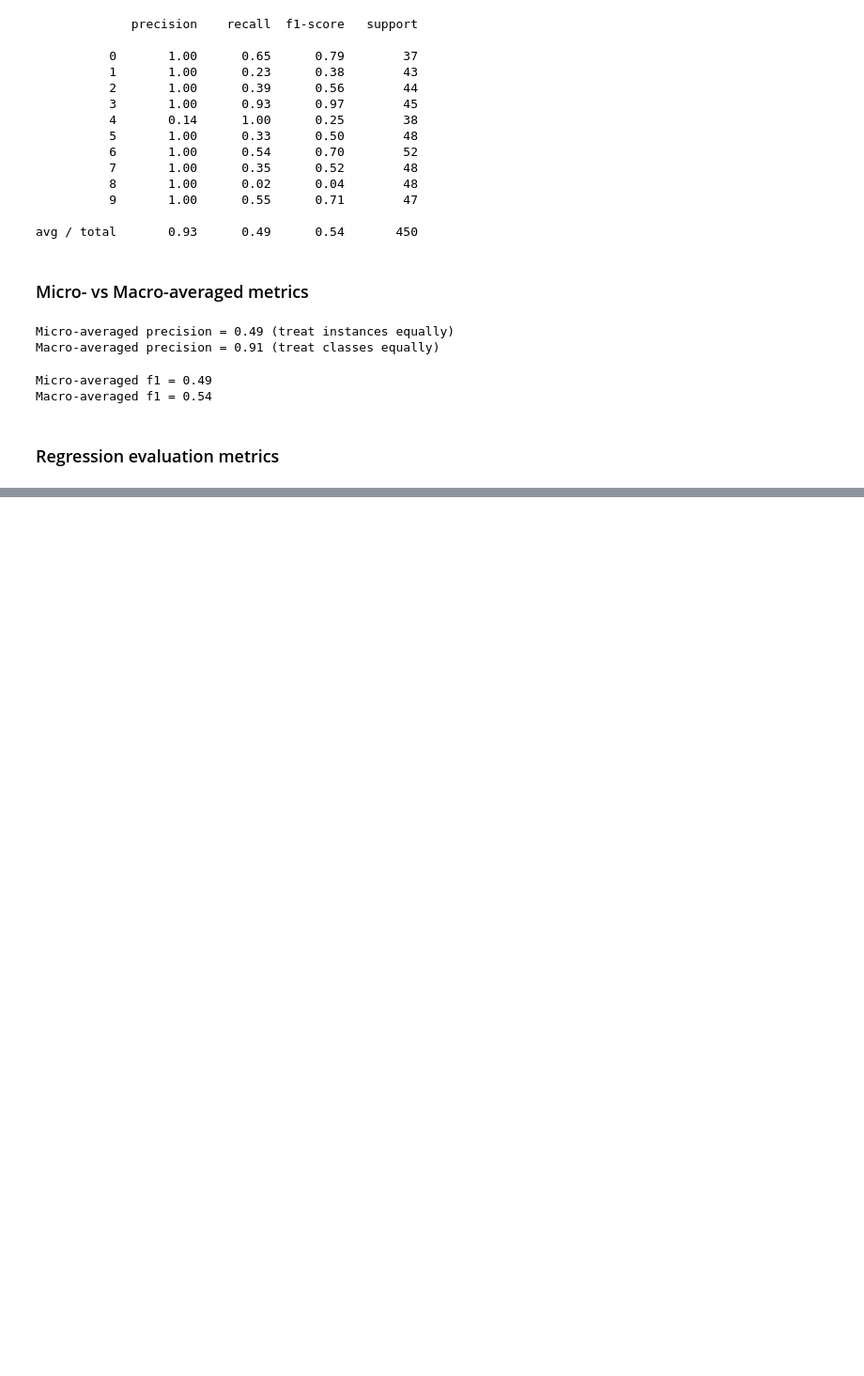
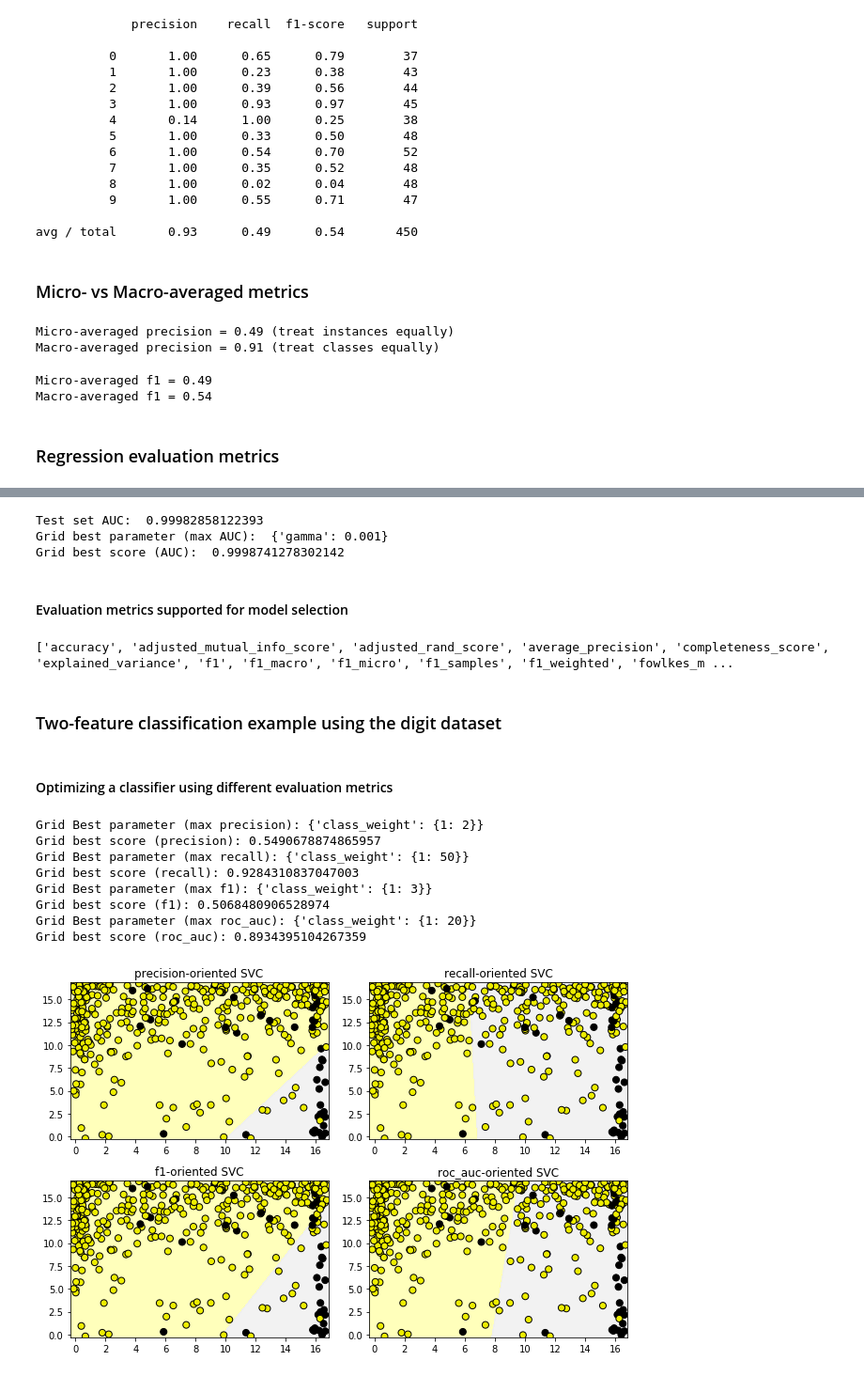
Before and after one commit to djaballah/Applied-Machine-Learning, a Jupyter notebook: module 3/module3-notebook.ipynb, the cells around one changed output, grey strips where cells are left out. Shown: that part at 94% size. Saved outputs shown, nothing was run; the diff lists cells and outputs as text; code cells hidden in the pictures; blank space fills up the shorter version.

Commit message:
adding the Model selection using evaluation metrics part to module 3

```diff
--- a/module 3/module3-notebook.ipynb
+++ b/module 3/module3-notebook.ipynb
@@ -452,0 +508,73 @@ plt.legend(loc='bes')
+# %%
+# Alternatic metric to optimize over accuracy
+
+grid_clf_auc = GridSearchCV(clf, param_grid=grid_values, scoring='roc_auc')
+grid_clf_auc.fit(X_train, y_train)
+y_decision_fn_scores_auc = grid_clf_auc.decision_function(X_test)
+
+print('Test set AUC: ', roc_auc_score(y_test, y_decision_fn_scores_auc))
+print('Grid best parameter (max AUC): ', grid_clf_auc.best_params_)
+print('Grid best score (AUC): ', grid_clf_auc.best_score_)
+# %% [output]
+Test set AUC:  0.99982858122393
+Grid best parameter (max AUC):  {'gamma': 0.001}
+Grid best score (AUC):  0.9998741278302142
+# %% [markdown]
+#### Evaluation metrics supported for model selection
+# %%
+from sklearn.metrics.scorer import SCORERS
+
+print(sorted(list(SCORERS.keys())))
+# %% [output]
+['accuracy', 'adjusted_mutual_info_score', 'adjusted_rand_score', 'average_precision', 'completeness_score', 'explained_variance', 'f1', 'f1_macro', 'f1_micro', 'f1_samples', 'f1_weighted', 'fowlkes_m ...
+# %% [markdown]
+### Two-feature classification example using the digit dataset
+# %% [markdown]
+#### Optimizing a classifier using different evaluation metrics
+# %%
+from sklearn.datasets import load_digits
+from sklearn.svm import SVC
+from sklearn.model_selection import train_test_split, GridSearchCV
+from adspy_shared_utilities import plot_class_regions_for_classifier_subplot
+
+dataset = load_digits()
+X, y = dataset.data, dataset.target == 1
+X_train, X_test, y_train, y_test = train_test_split(X, y, random_state=0)
+
+# Create a two-feature input vector matching the example plot above
+# We jitter the points (add a small amount of random noise) in case there are areas
+# in feature space where many instances have the same features.
+jitter_delta = 0.25
+X_twovar_train = X_train[:,[20,59]]+ np.random.rand(X_train.shape[0], 2) - jitter_delta
+X_twovar_test  = X_test[:,[20,59]] + np.random.rand(X_test.shape[0], 2) - jitter_delta
+
+clf = SVC(kernel='linear').fit(X_twovar_train, y_train)
+grid_values = {
+    'class_weight': ['balanced', {1:2},{1:3},{1:4},{1:5},{1:10},{1:20},{1:50}]
+}
+
+plt.figure(figsize=(9, 6))
+for i, eval_metric in enumerate(['precision', 'recall', 'f1', 'roc_auc']):
+    grid_clf_custom = GridSearchCV(clf, param_grid=grid_values, scoring=eval_metric)
+    grid_clf_custom.fit(X_twovar_train, y_train)
+    print('Grid Best parameter (max {0}): {1}'.
+         format(eval_metric, grid_clf_custom.best_params_))
+    print('Grid best score ({0}): {1}'.
+         format(eval_metric, grid_clf_custom.best_score_))
+    plt.subplots_adjust(wspace=0.3, hspace=0.3)
+    plot_class_regions_for_classifier_subplot(grid_clf_custom, X_twovar_test, y_test, None,
+                                             None, None,  plt.subplot(2, 2, i+1))
+
+    plt.title(eval_metric+'-oriented SVC')
+plt.tight_layout()
+plt.show()
+# %% [output]
+Grid Best parameter (max precision): {'class_weight': {1: 2}}
+Grid best score (precision): 0.5490678874865957
+Grid Best parameter (max recall): {'class_weight': {1: 50}}
+Grid best score (recall): 0.9284310837047003
+Grid Best parameter (max f1): {'class_weight': {1: 3}}
+Grid best score (f1): 0.5068480906528974
+Grid Best parameter (max roc_auc): {'class_weight': {1: 20}}
+Grid best score (roc_auc): 0.8934395104267359
+[figure, added]
```
Also changed, not shown: parts of 10 cells of this notebook, 3 other files.
